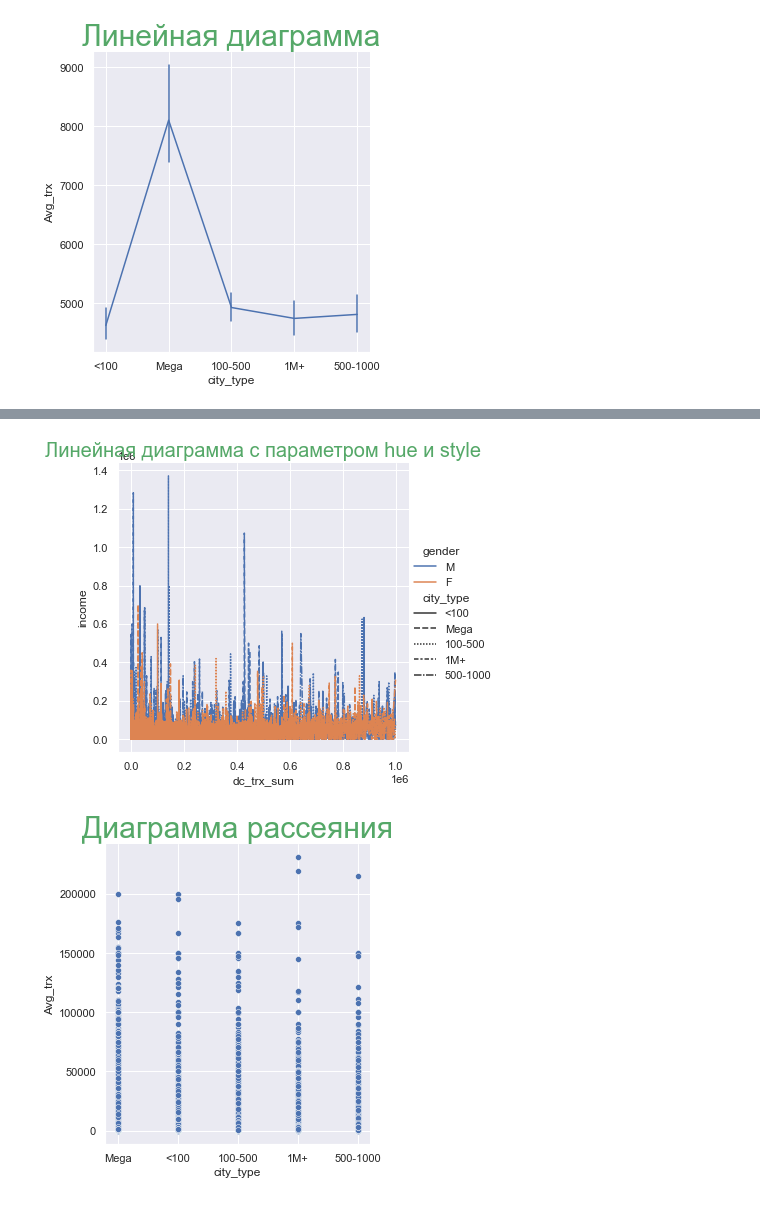
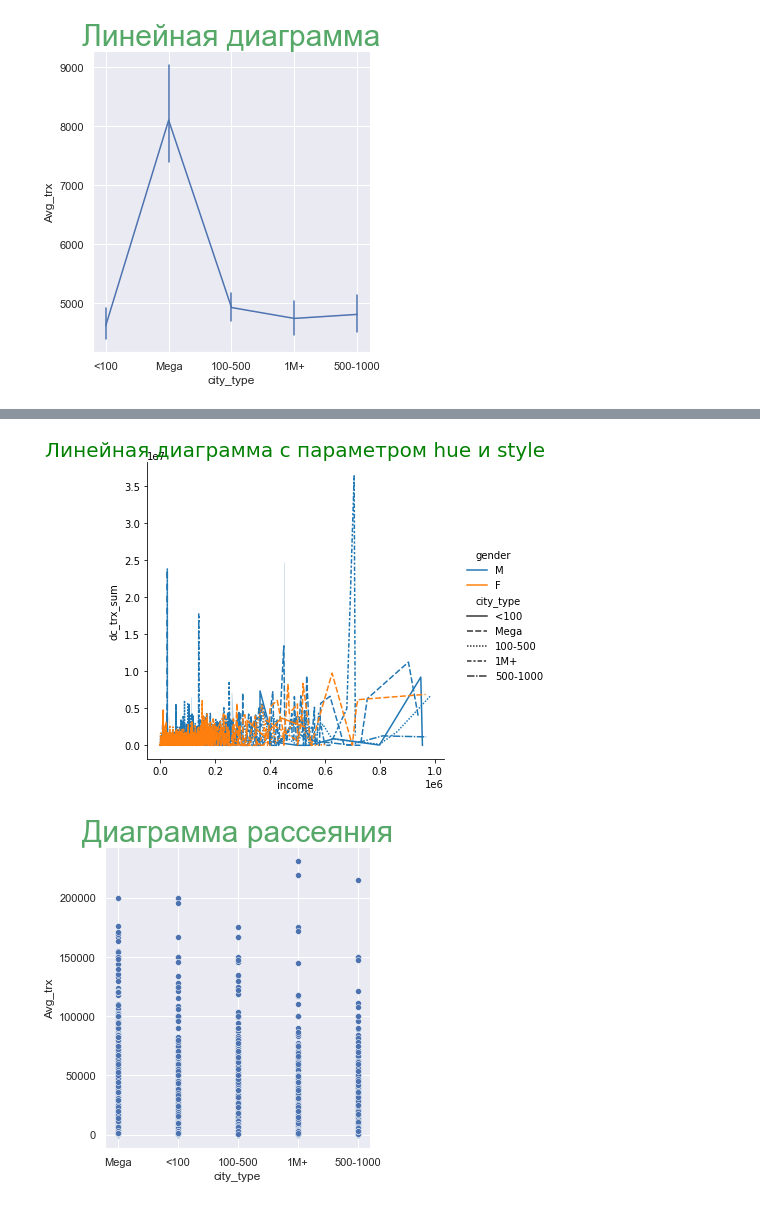
Before and after one commit to yol63/DataScience, a Jupyter notebook: 3/Cluster.ipynb, the cells around one changed output, grey strips where cells are left out. Saved outputs shown, nothing was run; the diff lists cells and outputs as text; code cells hidden in the pictures.

```diff
--- a/3/Cluster.ipynb
+++ b/3/Cluster.ipynb
@@ -113,14 +119,16 @@ plt.title('Линейная диаграмма с параметром hue=gende
 # %%
 sns.relplot(
-    x='dc_trx_sum',
-    y='income',
+    x='income',
+    y='dc_trx_sum',
     hue='gender',
-    data=df.query('dc_trx_sum<1000000'),
+    data=df.query('income<1000000'),
     style='city_type',
     kind='line')
 plt.title('Линейная диаграмма с параметром hue и style', size=20, color='g');
+
+# сумма трат по карте не сильно зависит от дохода,кроме того, доход мужчин чуть больше чем женщин
 # %% [output]
-[figure, old version]
+[figure, new version]
 # %%
 sns.set(style='darkgrid')
 
```
Also changed, not shown: parts of 23 cells of this notebook.
